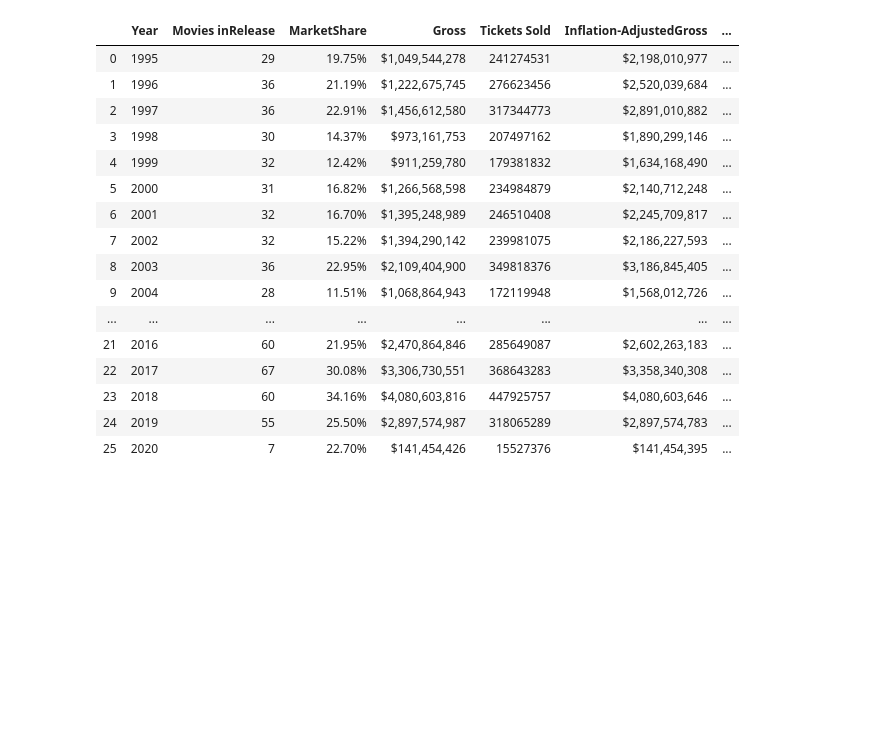
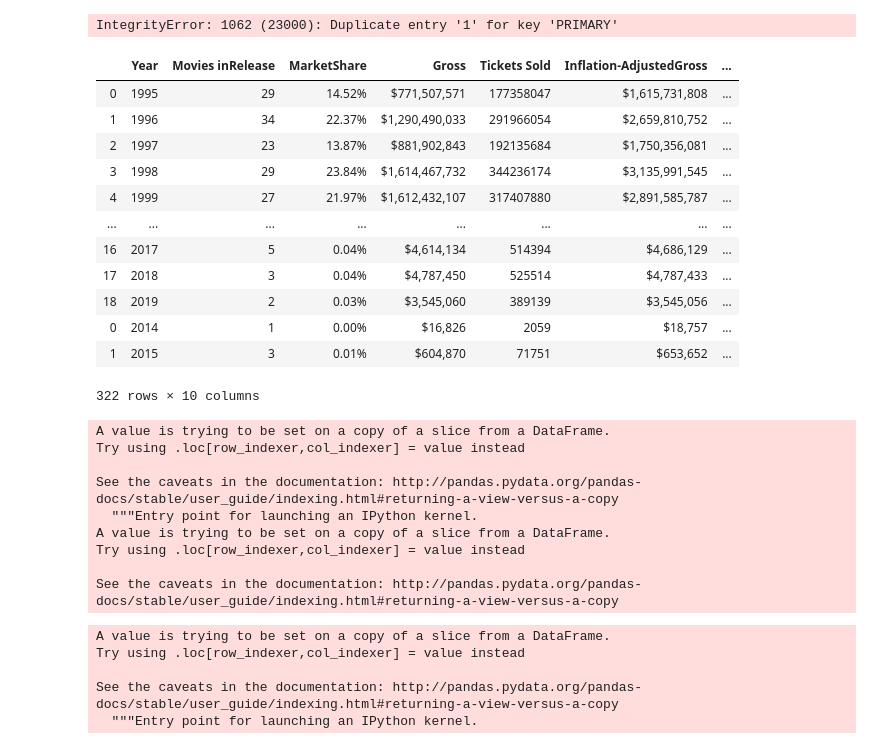
Before and after one commit to trevohearn/SailajaAndTrevor, a Jupyter notebook: new movies project(final).ipynb, the cells around one changed output. Drawn from its saved outputs; the diff is of its cells as text; code cells hidden in the pictures; blank space fills up the shorter version.

```diff
--- a/new movies project(final).ipynb
+++ b/new movies project(final).ipynb
@@ -48,33 +144,40 @@ list(df.itertuples(index=False,name=None))
+# %%
+cursor.executemany(
+      """INSERT INTO genre(R_id, Genre, Movies, Total_Box_Office, Tickets, Share)
+      VALUES (%s, %s, %s, %s, %s, %s)""",
+      tuple_genres)
+cnx.commit()
+# %% [output]
+IntegrityError: 1062 (23000): Duplicate entry '1' for key 'PRIMARY'
 # %%
 # individual genre
 # %%
-all_df = []
+list_gener = []
 
-for genre in df['Genre']:
+for genre in genres['Genre']:
     genre_url='https://www.the-numbers.com/market/genre/'+genre.replace('/','-or-').replace(' ','-')
     res=requests.get(genre_url)
     soup=BeautifulSoup(res.text,'html.parser')
     tables=soup.find_all('table')
     df2=pd.read_html(str(tables[1]))[0]
     df2['Genre']=genre
-    all_df.append(df2)
+    list_gener.append(df2)
+for df in list_gener:
+        df['Id'] = df['Year'].apply(str).add(df['Genre'])
-# %%
-all_df[1]
-# %% [output]
-|  | Year | Movies inRelease | MarketShare | Gross | Tickets Sold | Inflation-AdjustedGross | ... |
-| 0 | 1995 | 29 | 19.75% | $1,049,544,278 | 241274531 | $2,198,010,977 | ... |
-| 1 | 1996 | 36 | 21.19% | $1,222,675,745 | 276623456 | $2,520,039,684 | ... |
-| 2 | 1997 | 36 | 22.91% | $1,456,612,580 | 317344773 | $2,891,010,882 | ... |
-| 3 | 1998 | 30 | 14.37% | $973,161,753 | 207497162 | $1,890,299,146 | ... |
-| 4 | 1999 | 32 | 12.42% | $911,259,780 | 179381832 | $1,634,168,490 | ... |
-| 5 | 2000 | 31 | 16.82% | $1,266,568,598 | 234984879 | $2,140,712,248 | ... |
-| 6 | 2001 | 32 | 16.70% | $1,395,248,989 | 246510408 | $2,245,709,817 | ... |
-| 7 | 2002 | 32 | 15.22% | $1,394,290,142 | 239981075 | $2,186,227,593 | ... |
-| 8 | 2003 | 36 | 22.95% | $2,109,404,900 | 349818376 | $3,186,845,405 | ... |
-| 9 | 2004 | 28 | 11.51% | $1,068,864,943 | 172119948 | $1,568,012,726 | ... |
-| ... | ... | ... | ... | ... | ... | ... | ... |
-| 21 | 2016 | 60 | 21.95% | $2,470,864,846 | 285649087 | $2,602,263,183 | ... |
-| 22 | 2017 | 67 | 30.08% | $3,306,730,551 | 368643283 | $3,358,340,308 | ... |
-| 23 | 2018 | 60 | 34.16% | $4,080,603,816 | 447925757 | $4,080,603,646 | ... |
-| 24 | 2019 | 55 | 25.50% | $2,897,574,987 | 318065289 | $2,897,574,783 | ... |
-| 25 | 2020 | 7 | 22.70% | $141,454,426 | 15527376 | $141,454,395 | ... |
+# %%
+df_genre=pd.concat(list_gener)
+df_genre
+# %% [output]
+|  | Year | Movies inRelease | MarketShare | Gross | Tickets Sold | Inflation-AdjustedGross | ... |
+| 0 | 1995 | 29 | 14.52% | $771,507,571 | 177358047 | $1,615,731,808 | ... |
+| 1 | 1996 | 34 | 22.37% | $1,290,490,033 | 291966054 | $2,659,810,752 | ... |
+| 2 | 1997 | 23 | 13.87% | $881,902,843 | 192135684 | $1,750,356,081 | ... |
+| 3 | 1998 | 29 | 23.84% | $1,614,467,732 | 344236174 | $3,135,991,545 | ... |
+| 4 | 1999 | 27 | 21.97% | $1,612,432,107 | 317407880 | $2,891,585,787 | ... |
+| ... | ... | ... | ... | ... | ... | ... | ... |
+| 16 | 2017 | 5 | 0.04% | $4,614,134 | 514394 | $4,686,129 | ... |
+| 17 | 2018 | 3 | 0.04% | $4,787,450 | 525514 | $4,787,433 | ... |
+| 18 | 2019 | 2 | 0.03% | $3,545,060 | 389139 | $3,545,056 | ... |
+| 0 | 2014 | 1 | 0.00% | $16,826 | 2059 | $18,757 | ... |
+| 1 | 2015 | 3 | 0.01% | $604,870 | 71751 | $653,652 | ... |
+322 rows × 10 columns
@@ -80,0 +186,21 @@ all_df[1]
+# %%
+df_genre_sub['MarketShare'] = df_genre_sub['MarketShare'].str.replace('%', '')
+df_genre_sub['MarketShare'] = pd.to_numeric(df_genre_sub['MarketShare'], errors='coerce')
+# %% [output]
+A value is trying to be set on a copy of a slice from a DataFrame.
+Try using .loc[row_indexer,col_indexer] = value instead
+
+See the caveats in the documentation: http://pandas.pydata.org/pandas-docs/stable/user_guide/indexing.html#returning-a-view-versus-a-copy
+  """Entry point for launching an IPython kernel.
+A value is trying to be set on a copy of a slice from a DataFrame.
+Try using .loc[row_indexer,col_indexer] = value instead
+
+See the caveats in the documentation: http://pandas.pydata.org/pandas-docs/stable/user_guide/indexing.html#returning-a-view-versus-a-copy
+# %%
+df_genre_sub['MarketShare']=df_genre_sub['MarketShare']/100
+# %% [output]
+A value is trying to be set on a copy of a slice from a DataFrame.
+Try using .loc[row_indexer,col_indexer] = value instead
+
+See the caveats in the documentation: http://pandas.pydata.org/pandas-docs/stable/user_guide/indexing.html#returning-a-view-versus-a-copy
+  """Entry point for launching an IPython kernel.
```
Also changed, not shown: parts of 38 cells of this notebook, 1 other file.
